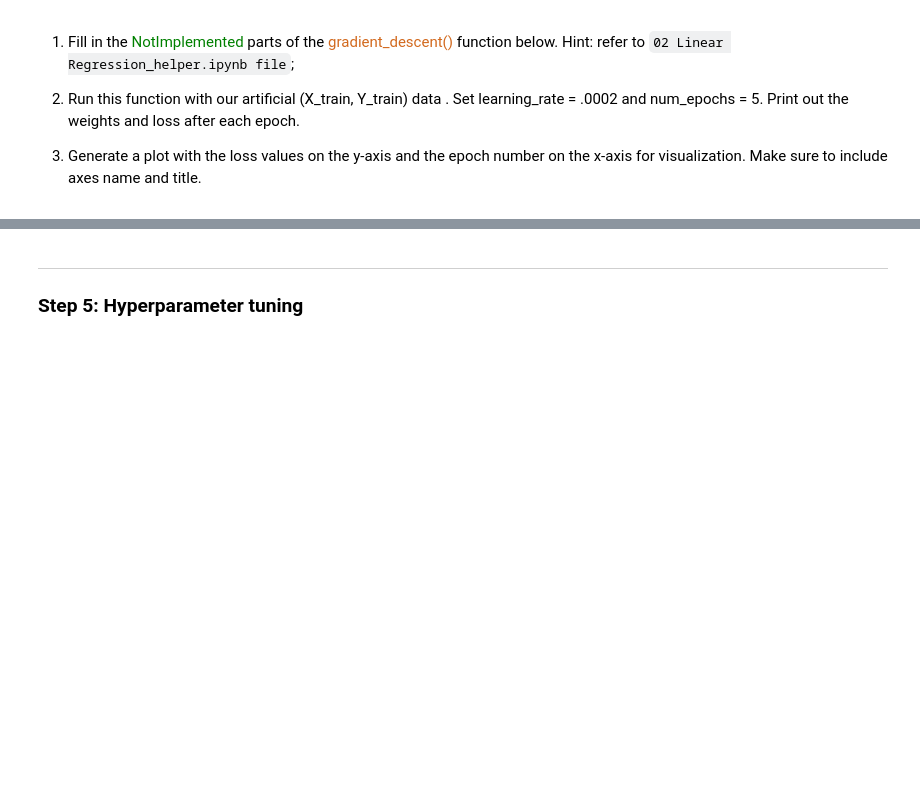
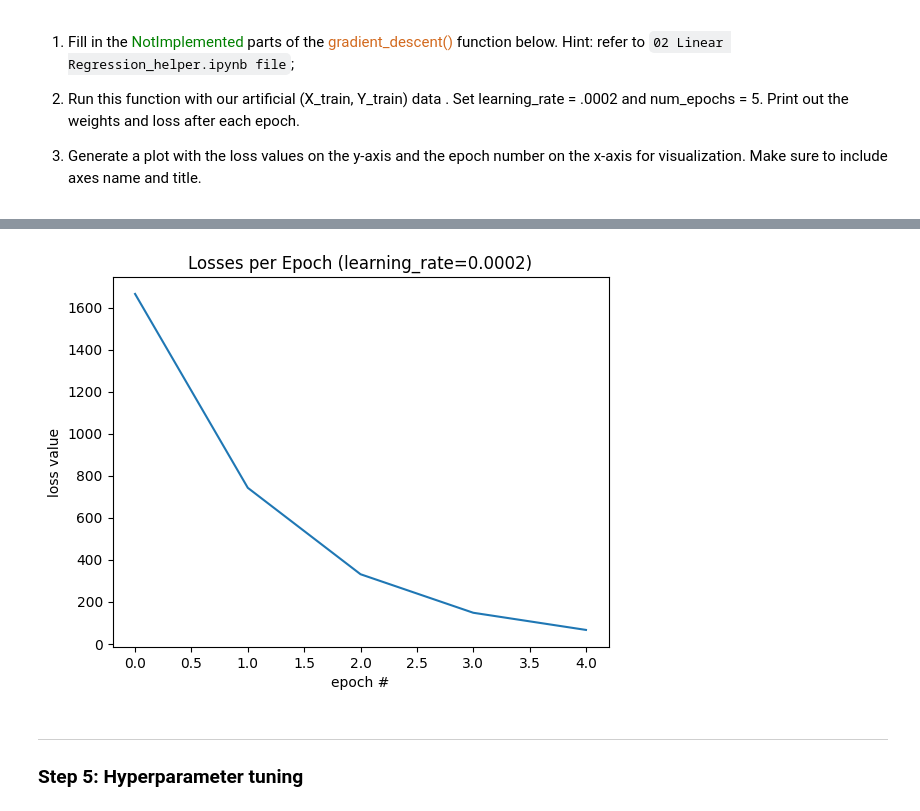
Before and after one commit to ming-berkeley/ds207_assignments, a Jupyter notebook: 02 Linear Regression.ipynb, the cells around one changed output, grey strips where cells are left out. Cells and saved outputs as stored; diff of their text form; code cells hidden in the pictures; blank space fills up the shorter version.

```diff
--- a/02 Linear Regression.ipynb
+++ b/02 Linear Regression.ipynb
@@ -78,7 +78,7 @@ Our objectives here involve adding one more feature to X and creating data parti
 2. Print the shape of the array.
 # %%
 # YOUR CODE HERE
-X = np.column_stack((X, np.ones(X.shape[0])))
+X = np.column_stack((np.ones(X.shape[0]), X))
 print(f"shape of X = {X.shape}")
 # %% [output]
 shape of X = (70, 2)
@@ -211,25 +199,28 @@ def gradient_descent(inputs, outputs, learning_rate, num_epochs):
 
     # Evaluate the current predictions for the training examples given
     # the current estimate of W (you did this in exercise 5).
-    predictions = NotImplemented
+    predictions = np.dot(inputs, W.T)
 
     # Find the difference between the predictions and the actual target
     # values.
-    diff = NotImplemented
+    diff = predictions - outputs
 
     # In standard linear regression, we want to minimize the sum of squared
     # differences. Compute the mean squared error loss. Don't bother with the
     # 1/2 scaling factor here.
-    loss = NotImplemented
+    loss = (diff ** 2).mean()
 
     # Append the loss to the losses list to keep a track of it.
     losses.append(loss)
 
+    print(f"Epoch {epoch+1:>2}/{num_epochs:>2}: {loss = :>12.4f}\t{W = }")
+
     # Compute the gradient with respect to the loss.
     # [Formula (4) in the Gradient Descent Implementation]
-    gradient = NotImplemented
+    gradient = np.dot(diff, inputs) / m
 
     # Update weights, scaling the gradient by the learning rate.
     W = W - learning_rate * gradient
 
+
   return np.array(weights), np.array(losses)
@@ -237,0 +227,3 @@ def gradient_descent(inputs, outputs, learning_rate, num_epochs):
+# %%
+# YOUR CODE HERE
+weights, losses = gradient_descent(inputs = X_train, outputs = Y_train, learning_rate = 0.0002, num_epochs = 5)
@@ -238,3 +236,14 @@ def gradient_descent(inputs, outputs, learning_rate, num_epochs):
+# %%
+%matplotlib inline
+import matplotlib.pyplot as plt
+
+plt.plot(range(5), losses)
+plt.title("Losses per Epoch (learning_rate=0.0002)")
+plt.xlabel('epoch #')
+plt.ylabel('loss value')
+plt.show()
+# %% [output]
+[figure, added]
 # %% [markdown]
 ---
 ### Step 5: Hyperparameter tuning
```
Also changed, not shown: parts of 21 cells of this notebook.
